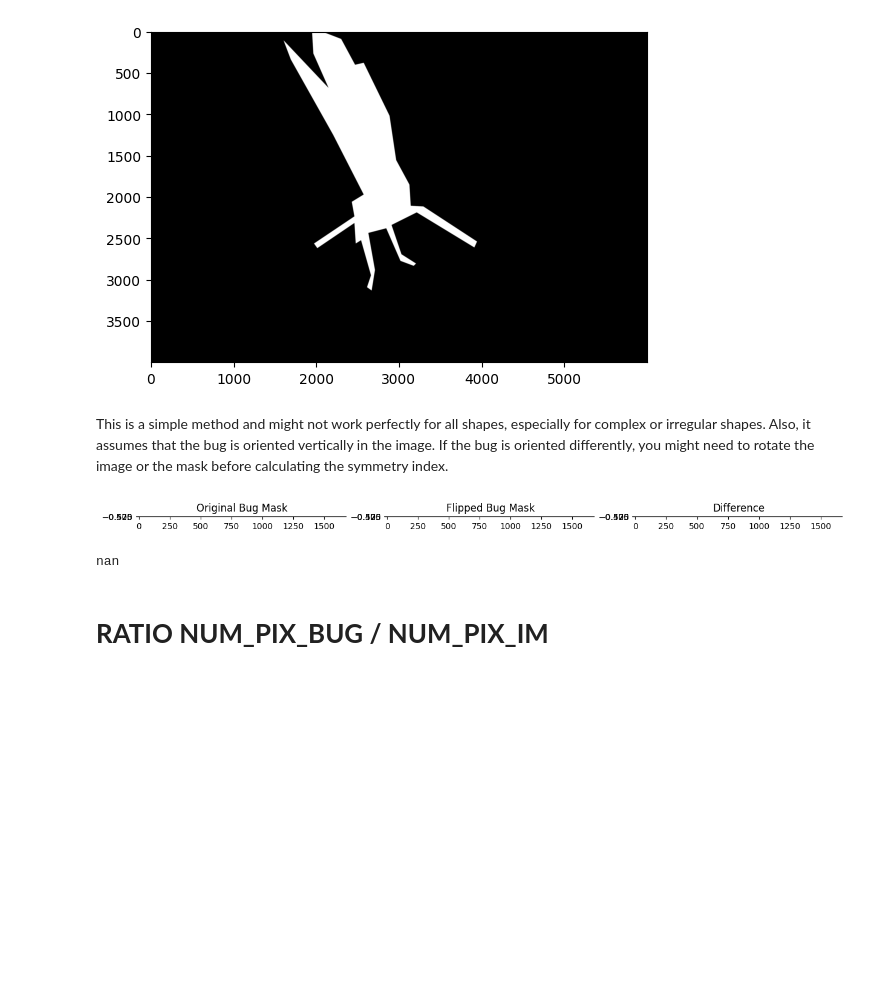
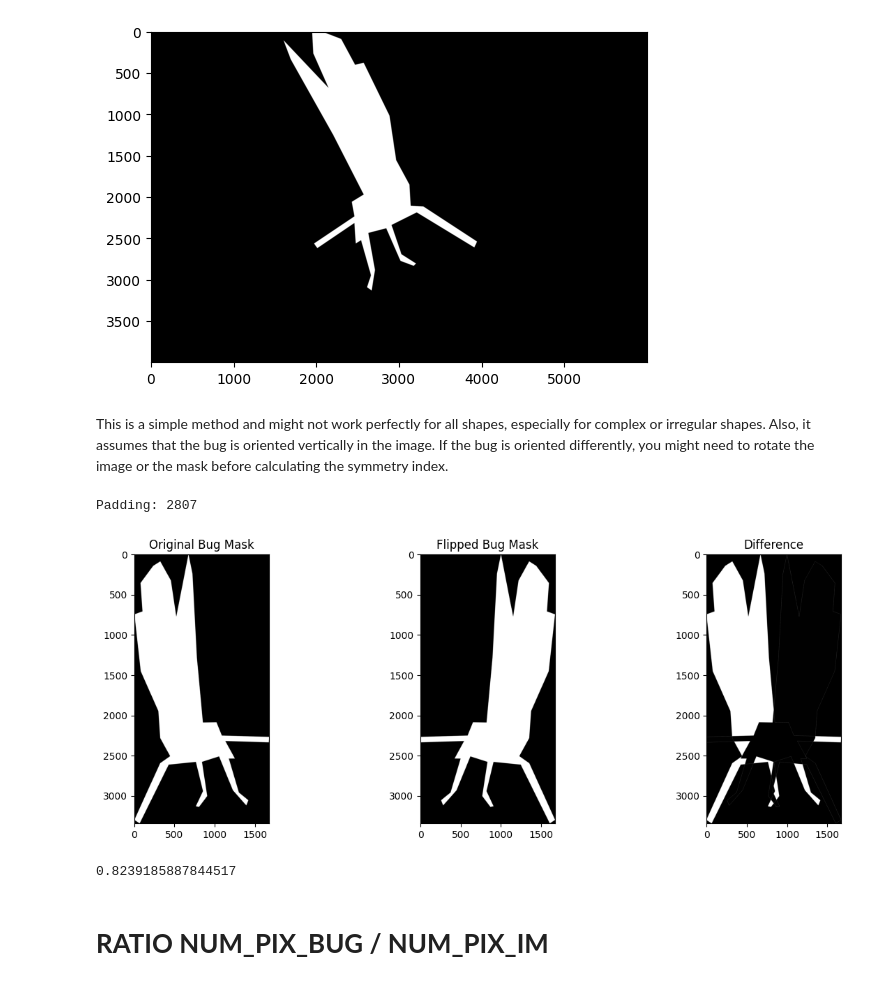
Before and after one commit to Romain-Chevrollier/Data_Project, a Jupyter notebook: code/Features_testing.ipynb, the cells around one changed output. Cells and saved outputs as stored; diff of their text form; code cells hidden in the pictures; blank space fills up the shorter version.

Commit message:
Fixed issue with image 238

```diff
--- a/code/Features_testing.ipynb
+++ b/code/Features_testing.ipynb
@@ -161,35 +161,70 @@ def symmetry_index(mask_arr):
     # Crop the rotated mask
     x, y = center
     w, h = size
     x, y, w, h = int(x - w/2), int(y - h/2), int(w), int(h)
+    # Check if the rectangle is outside the bounds of the rotated_mask
+    if x < 0 or y < 0 or x + w > rotated_mask.shape[1] or y + h > rotated_mask.shape[0]:
+        # Calculate the necessary padding
+        padding = max(max(x, y), max(rotated_mask.shape[1] - (x + w), rotated_mask.shape[0] - (y + h))) + 1
+        print('Padding:', padding)
+        # Add zero padding to the image
+        rotated_mask = cv2.copyMakeBorder(mask_arr, top=padding, bottom=padding, left=padding, right=padding, borderType=cv2.BORDER_CONSTANT, value=0)
+
+
+        # Get the center, size, and angle from rect
+        contours, _ = cv2.findContours(rotated_mask, cv2.RETR_EXTERNAL, cv2.CHAIN_APPROX_SIMPLE)
+
+        # Combine all contours into one
+        all_contours = np.concatenate(contours)
+
+        # Find the minAreaRect for the combined contour
+        rect = cv2.minAreaRect(all_contours)
+        center, size, angle = rect
+
+        # Convert the center to tuple and size to int
+        center = tuple(map(int, center))
+        size = tuple(map(int, size))
+
+        # Get the rotation matrix
+        M = cv2.getRotationMatrix2D(center, angle, 1)
+
+        # Perform the affine transformation
+        rotated_mask = cv2.warpAffine(rotated_mask, M, rotated_mask.shape[1::-1], flags=cv2.INTER_LINEAR, borderMode=cv2.BORDER_CONSTANT, borderValue=0)
+
+        # Crop the rotated mask
+        x, y = center
+        w, h = size
+        x, y, w, h = int(x - w/2), int(y - h/2), int(w), int(h)
+
     cropped_mask = rotated_mask[y:y+h, x:x+w]
 
     # Flip the cropped mask around the y-axis
     flipped_mask = np.fliplr(cropped_mask)
 
     # Calculate the absolute difference between the original and flipped mask
     diff = np.abs(cropped_mask - flipped_mask)
 
     # Calculate the symmetry index
     symmetry_index = np.sum(diff) / np.sum(cropped_mask)
 
     # Plot the original and flipped mask
     fig, ax = plt.subplots(1, 3, figsize=(15, 5))
     ax[0].imshow(cropped_mask, cmap='gray')
     ax[0].set_title('Original Bug Mask')
     ax[1].imshow(flipped_mask, cmap='gray')
     ax[1].set_title('Flipped Bug Mask')
     ax[2].imshow(diff, cmap='gray')
     ax[2].set_title('Difference')
 
     plt.show()
 
     return symmetry_index
 
 symmetry_index(mask_arr)
 # %% [output]
+Padding: 2807
-[figure, old version]
+[figure, new version]
-nan
+0.8239185887844517
 # %% [markdown]
 # **RATIO NUM_PIX_BUG / NUM_PIX_IM**
 # %%
```
Also changed, not shown: 1 other file.
